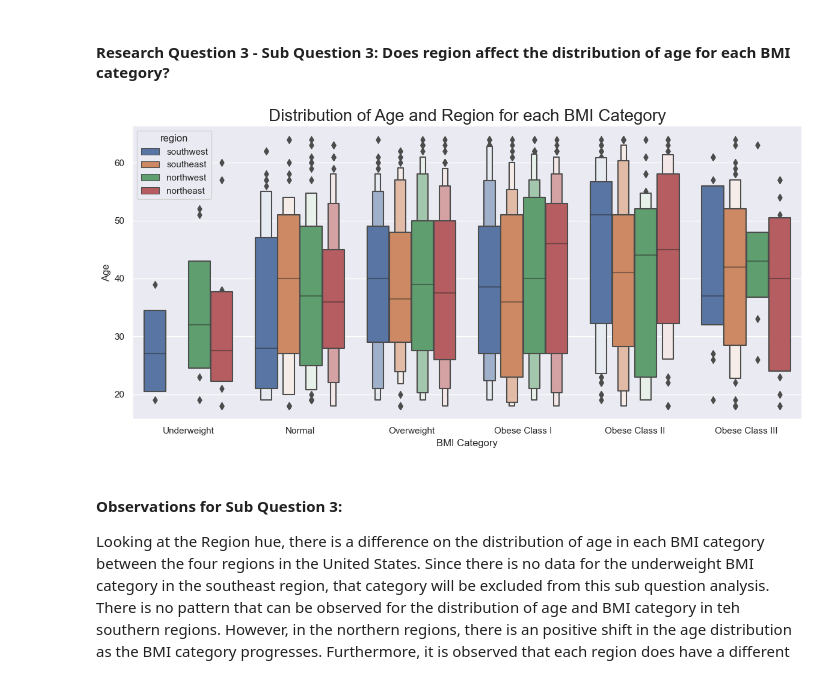
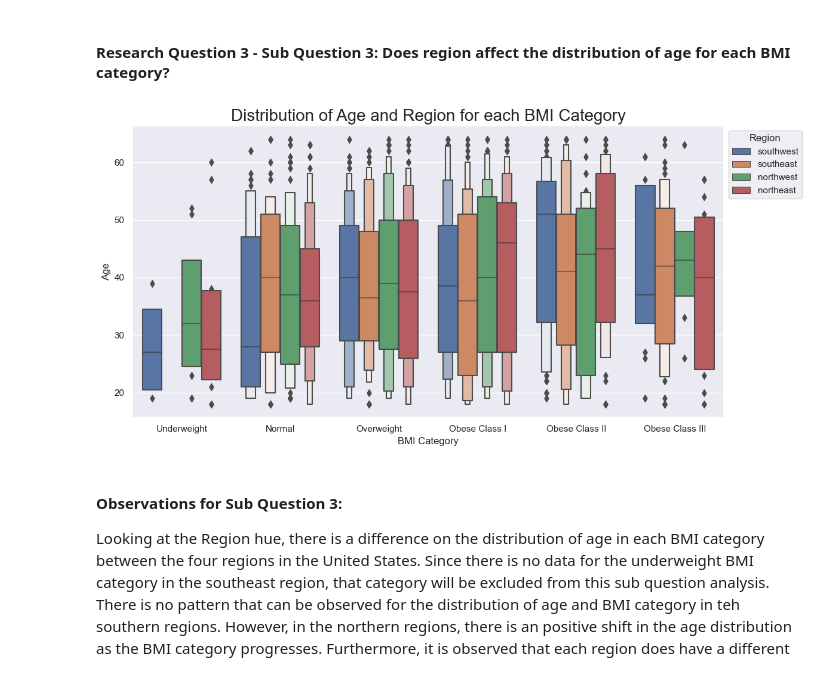
Before and after one commit to ubco-W2022T2-data301/project-group-group08, a Jupyter notebook: analysis/analysis2.ipynb, the cells around one changed output. Cells and saved outputs as stored; diff of their text form; code cells hidden in the pictures.

```diff
--- a/analysis/analysis2.ipynb
+++ b/analysis/analysis2.ipynb
@@ -143,12 +145,13 @@ Looking at the smoker status hue, there is a slight difference on the distributi
 # %%
 p5 = sns.boxenplot(data=health1, x="BMI_cat", y="age", hue="region")
 p5.set_title("Distribution of Age and Region for each BMI Category", size = 20)
 p5.set_ylabel("Age")
 p5.set_xlabel("BMI Category")
+p5.legend(title='Region', bbox_to_anchor= (1.14,1))
 plt.tight_layout()
 plt.show()
 # %% [output]
-[figure, old version]
+[figure, new version]
 # %% [markdown]
 #### Observations for Sub Question 3:
 Looking at the Region hue, there is a difference on the distribution of age in each BMI category between the four regions in the United States. Since there is no data for the underweight BMI category in the southeast region, that category will be excluded from this sub question analysis. There is no pattern that can be observed for the distribution of age and BMI category in teh southern regions. However, in the northern regions, there is an positive shift in the age distribution as the BMI category progresses. Furthermore, it is observed that each region does have a different age distribution for each BMI category. Thus, region does affect the distribution of age for each BMI category.
```
Also changed, not shown: parts of 3 cells of this notebook, 5 other files.
